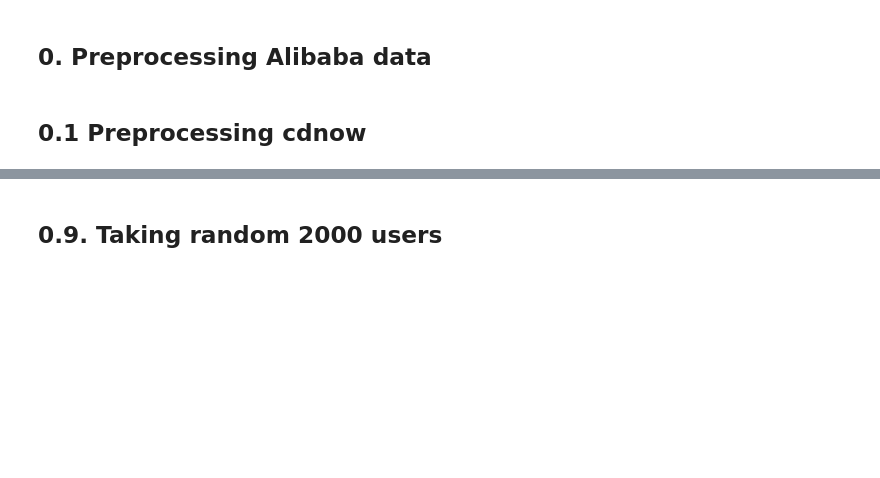
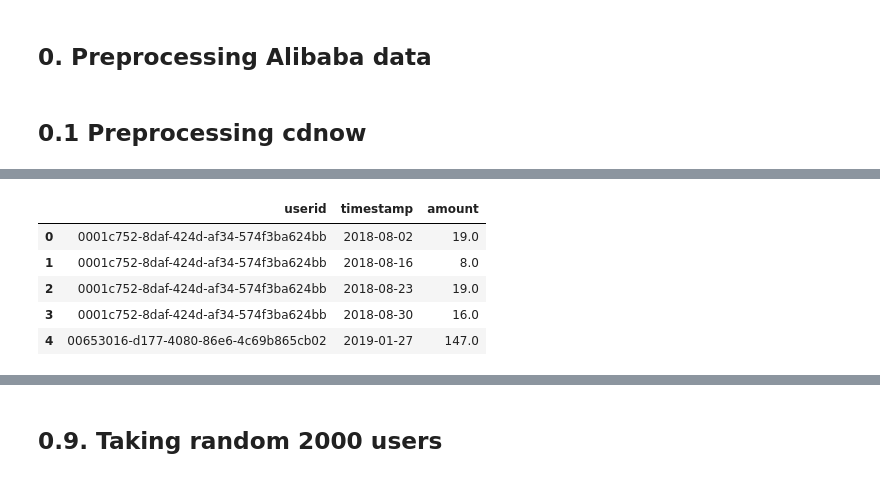
Before and after one commit to pletnev-aleksandr/demand_forecasting, a Jupyter notebook: RFM.ipynb, the cells around one changed output, grey strips where cells are left out. Cells and saved outputs as stored; diff of their text form; code cells hidden in the pictures; blank space fills up the shorter version.

```diff
--- a/RFM.ipynb
+++ b/RFM.ipynb
@@ -50,0 +79,15 @@ df.sample(2)
+# %%
+df_orderdata['createdAt'] = df_orderdata.dropna()["createdAt"].apply(lambda x:datetime.datetime.utcfromtimestamp(int(str(x)[:10])))
+df_orderdata['createdAt'] = df_orderdata.dropna()["createdAt"].apply(lambda x:datetime.datetime.strptime(str(x)[:10],"%Y-%m-%d"))
+df_orderdata['products'] = df_orderdata.dropna()["products"].apply(lambda x:products_to_amount(x))
+df_orderdata.columns = ['timestamp','amount','userid']
+df_orderdata= df_orderdata.reset_index().drop(columns = ['Unnamed: 0'])
+df_orderdata = df_orderdata.groupby(by=['userid','timestamp']).sum().reset_index()
+df_orderdata.head()
+# %% [output]
+|  | userid | timestamp | amount |
+| 0 | 0001c752-8daf-424d-af34-574f3ba624bb | 2018-08-02 | 19.0 |
+| 1 | 0001c752-8daf-424d-af34-574f3ba624bb | 2018-08-16 | 8.0 |
+| 2 | 0001c752-8daf-424d-af34-574f3ba624bb | 2018-08-23 | 19.0 |
+| 3 | 0001c752-8daf-424d-af34-574f3ba624bb | 2018-08-30 | 16.0 |
+| 4 | 00653016-d177-4080-86e6-4c69b865cb02 | 2019-01-27 | 147.0 |
```
Also changed, not shown: parts of 23 cells of this notebook.
